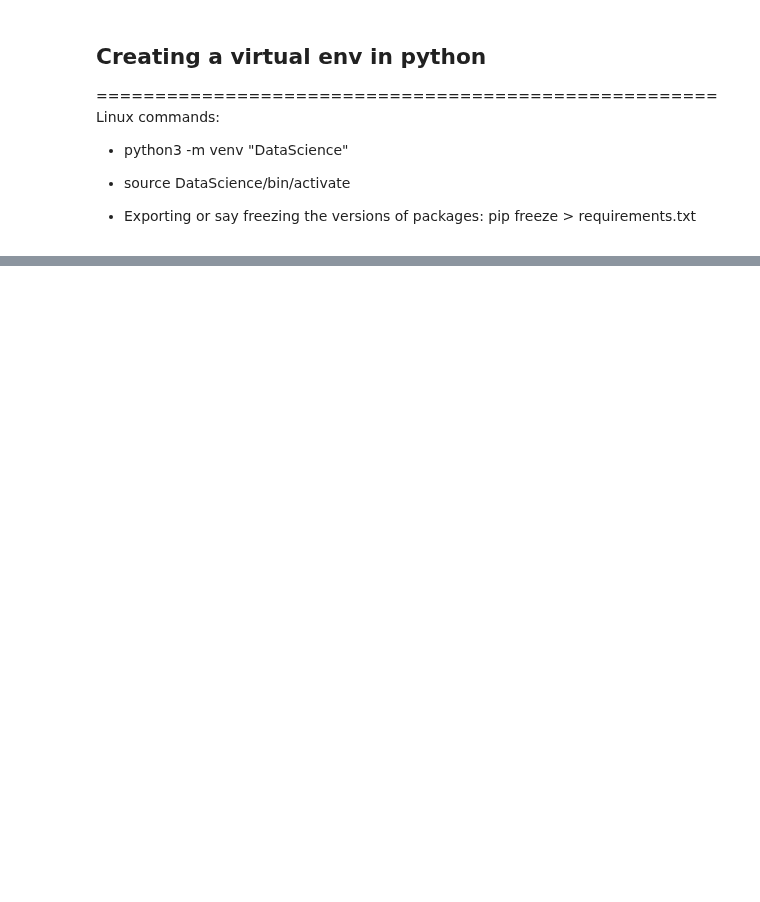
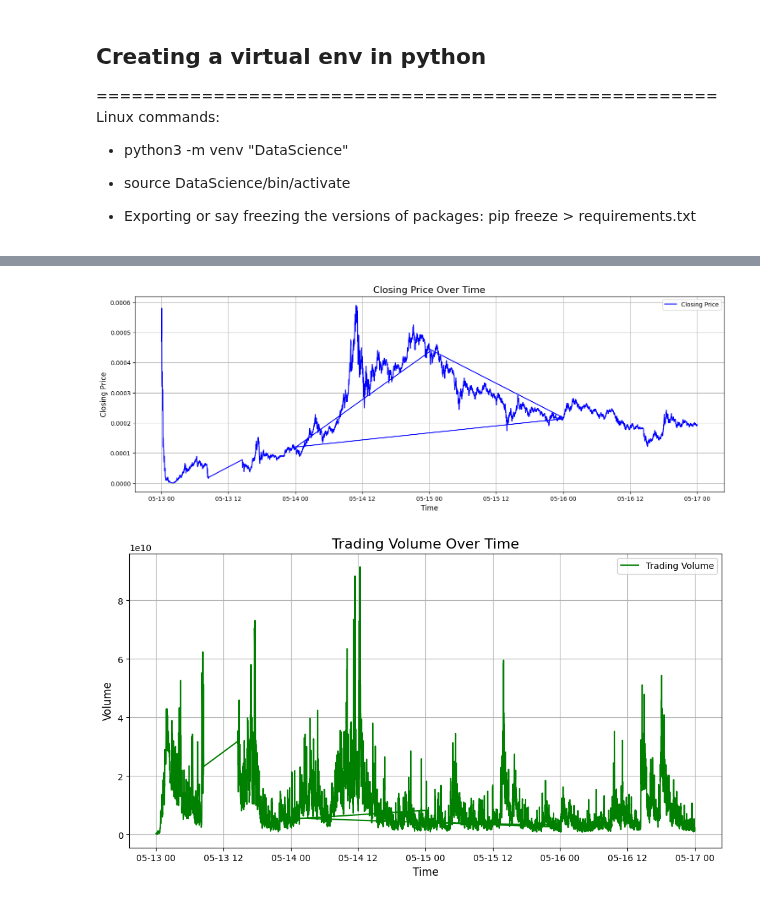
Before and after one commit to UjjwalKarkeyy/Python_Programming, a Jupyter notebook: Week-7_python.ipynb, the cells around one changed output, grey strips where cells are left out. Drawn from its saved outputs; the diff is of its cells as text; code cells hidden in the pictures; blank space fills up the shorter version.

```diff
--- a/Week-7_python.ipynb
+++ b/Week-7_python.ipynb
@@ -248,0 +521,5 @@ Linux commands:
+# %%
+# Loading the dataset
+
+data = pd.read_csv('Data/binance-dataset.csv')
+data.head()
@@ -248,0 +533,16 @@ Linux commands:
+# %%
+'''
+DATA CLEANING AND MANIPULATION
+'''
+
+# Converting timestamps to datetime format
+data['open_time'] = pd.to_datetime(data['open_time'], unit='ms')
+data['close_time'] = pd.to_datetime(data['close_time'], unit='ms')
+data['open_time_utc'] = pd.to_datetime(data['open_time_utc'])
+data['close_time_utc'] = pd.to_datetime(data['close_time_utc'])
+
+# Handle Missing data
+data = data.dropna()
+
+# Displaying updated data info
+data.info()
@@ -248,0 +567,27 @@ Linux commands:
+# %%
+'''
+PERFORMING DATA VISUALIZATION
+'''
+
+# Plot closing price over time
+plt.figure(figsize=(18, 6))
+plt.plot(data['close_time'], data['close'], label='Closing Price',color='blue')
+plt.title('Closing Price Over Time', fontsize=16)
+plt.xlabel('Time', fontsize=12)
+plt.ylabel('Closing Price', fontsize=12)
+plt.legend()
+plt.grid()
+plt.show()
+
+# Plot trading volume over time
+plt.figure(figsize=(12, 6))
+plt.plot(data['close_time'], data['volume'], label='Trading Volume', color='green')
+plt.title('Trading Volume Over Time', fontsize=16)
+plt.xlabel('Time', fontsize=12)
+plt.ylabel('Volume', fontsize=12)
+plt.legend()
+plt.grid()
+plt.show()
+# %% [output]
+[figure, added]
+[figure, added]
```
Also changed, not shown: parts of 15 cells of this notebook, 5 other files.
